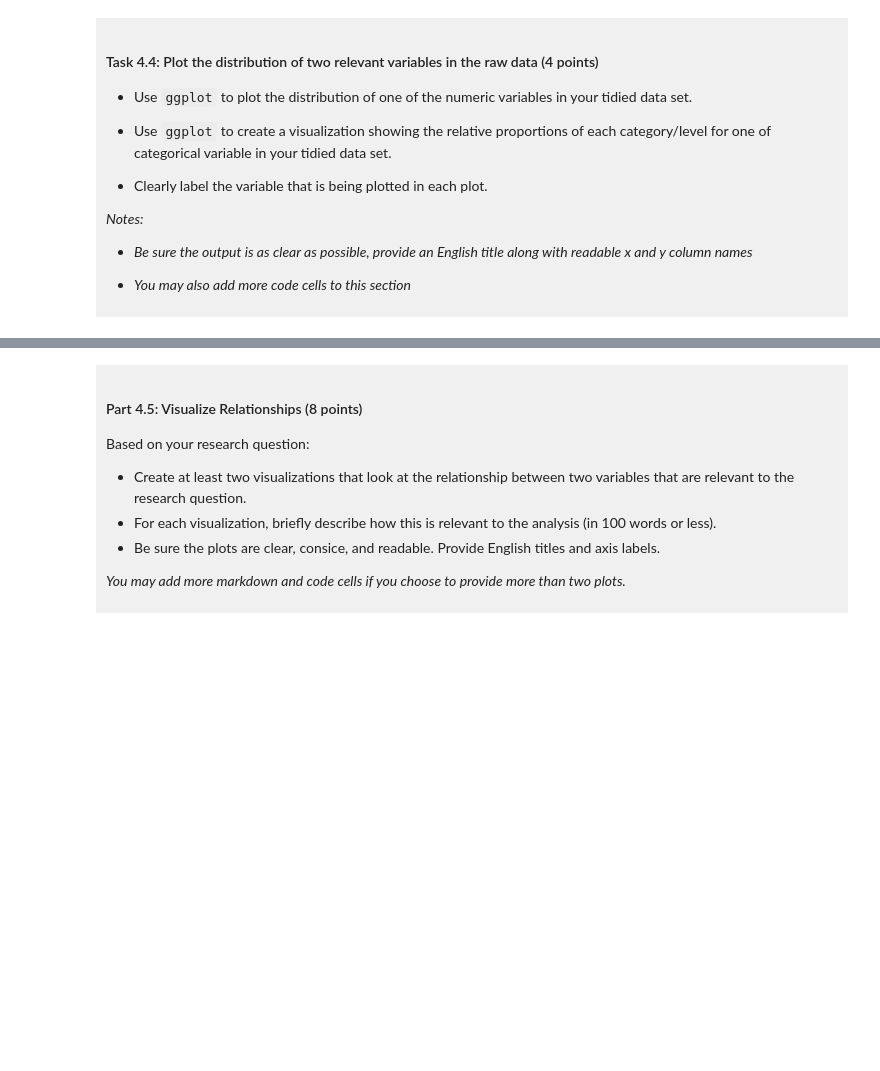
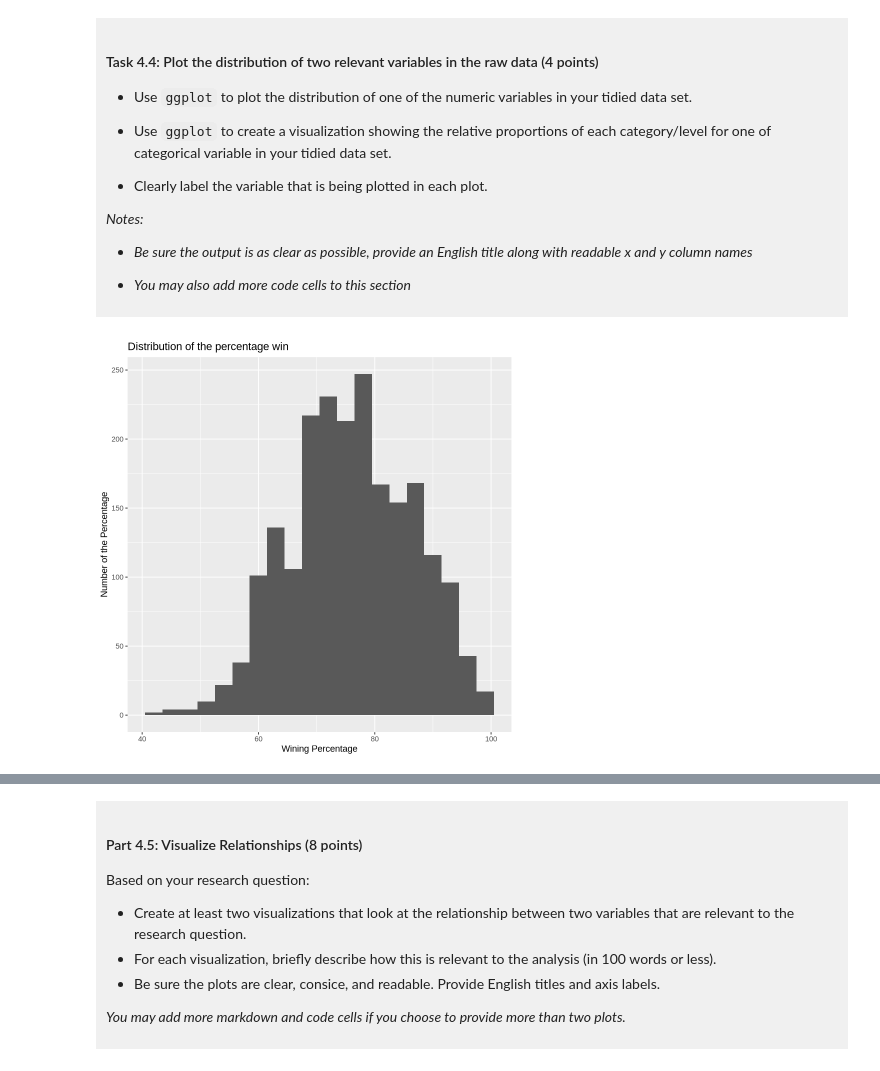
Before and after one commit to ckc-thomas/dsci-100-project-thomas-cheung, a Jupyter notebook: dsci-100-project-notebook.ipynb, the cells around one changed output, grey strips where cells are left out. Cells and saved outputs as stored; diff of their text form; code cells hidden in the pictures; blank space fills up the shorter version.

```diff
--- a/dsci-100-project-notebook.ipynb
+++ b/dsci-100-project-notebook.ipynb
@@ -292,5 +332,10 @@ You will refine your research question (if needed) and produce a tidy data set.
 
 </div>
 # %%
-### EDIT THIS CODE CELL FOR PLOT 1 ###
+NCAA_wining_plot <- ggplot(NCAA_data, aes(x = reg_wins_pct)) +
+            geom_histogram(binwidth = 3) +
+            labs(title = "Distribution of the percentage win", x = "Wining Percentage", y = "Number of the Percentage")
+NCAA_wining_plot
+# %% [output]
+[figure, added]
 # %%
```
Also changed, not shown: parts of 11 cells of this notebook.
